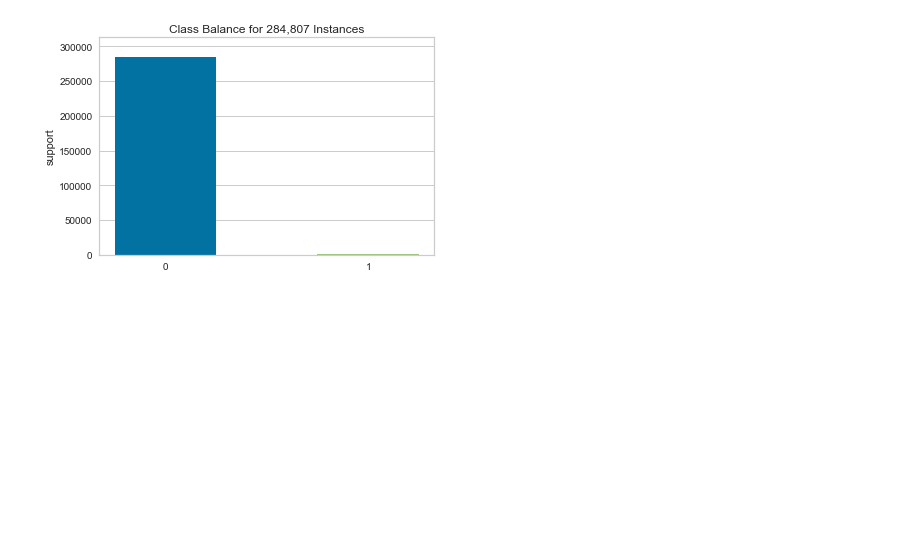
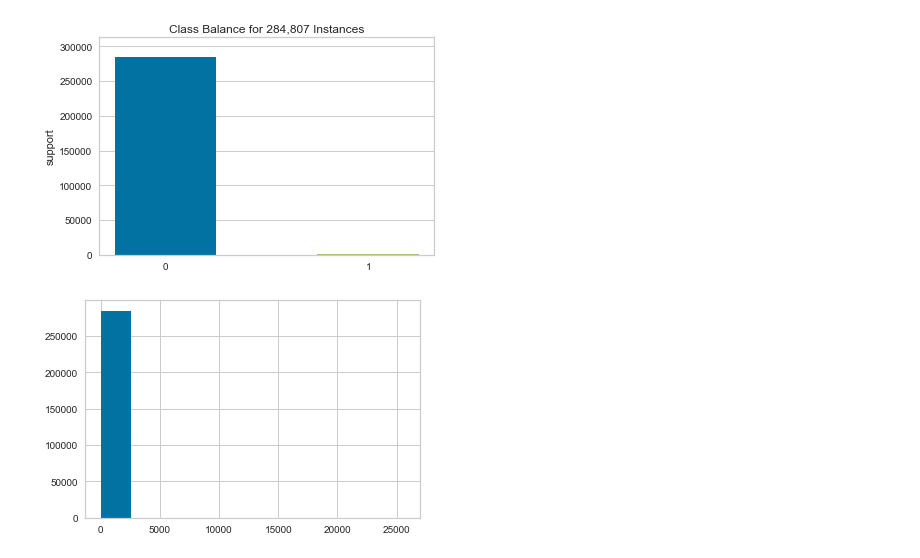
Before and after one commit to felbuch/credit-card-fraud-detection, a Jupyter notebook: 20-Scripts/EDA.ipynb, the cells around one changed output. Drawn from its saved outputs; the diff is of its cells as text; code cells hidden in the pictures; blank space fills up the shorter version.

```diff
--- a/20-Scripts/EDA.ipynb
+++ b/20-Scripts/EDA.ipynb
@@ -53,3 +53,7 @@ Name: Class, dtype: int64
 class_balance(data.Class);
 # %% [output]
 [figure]
+# %%
+plt.hist(data.Amount);
+# %% [output]
+[figure, added]
```
Also changed, not shown: parts of 7 cells of this notebook.
